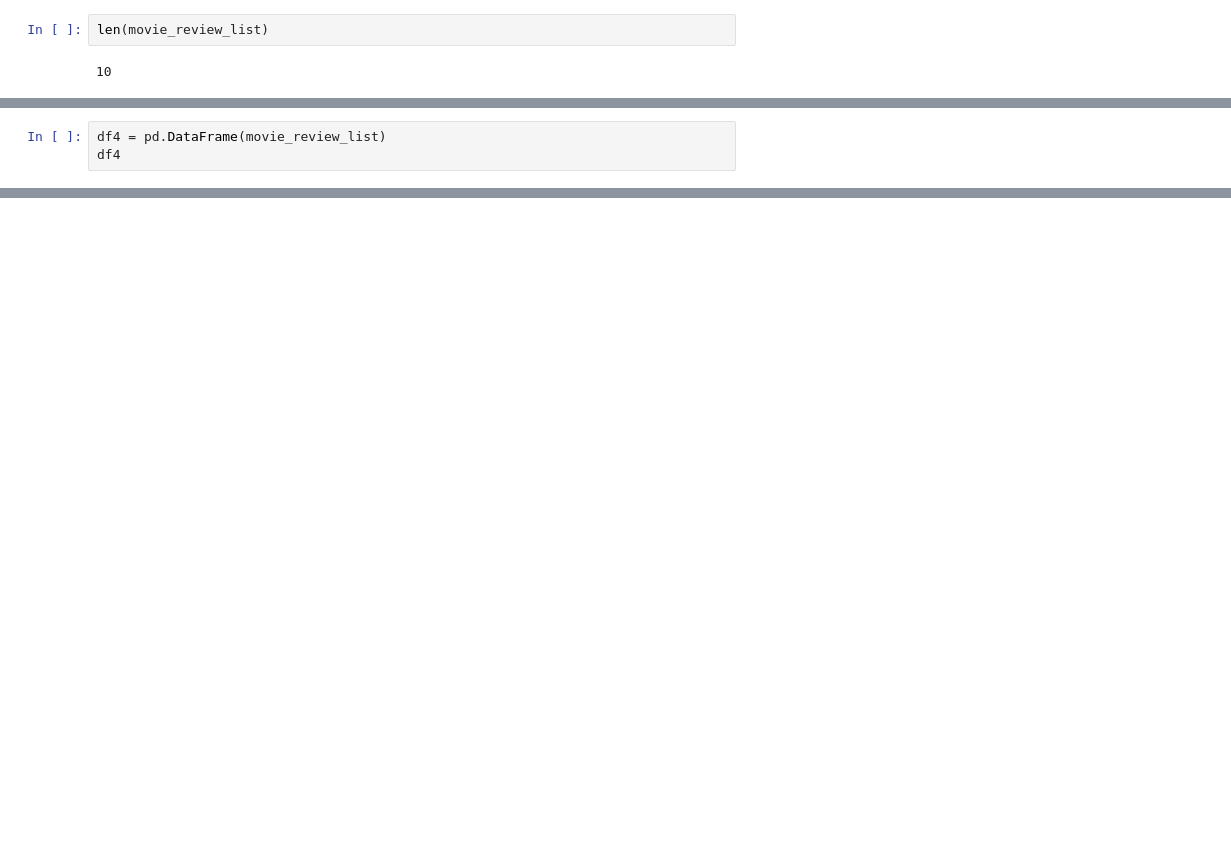
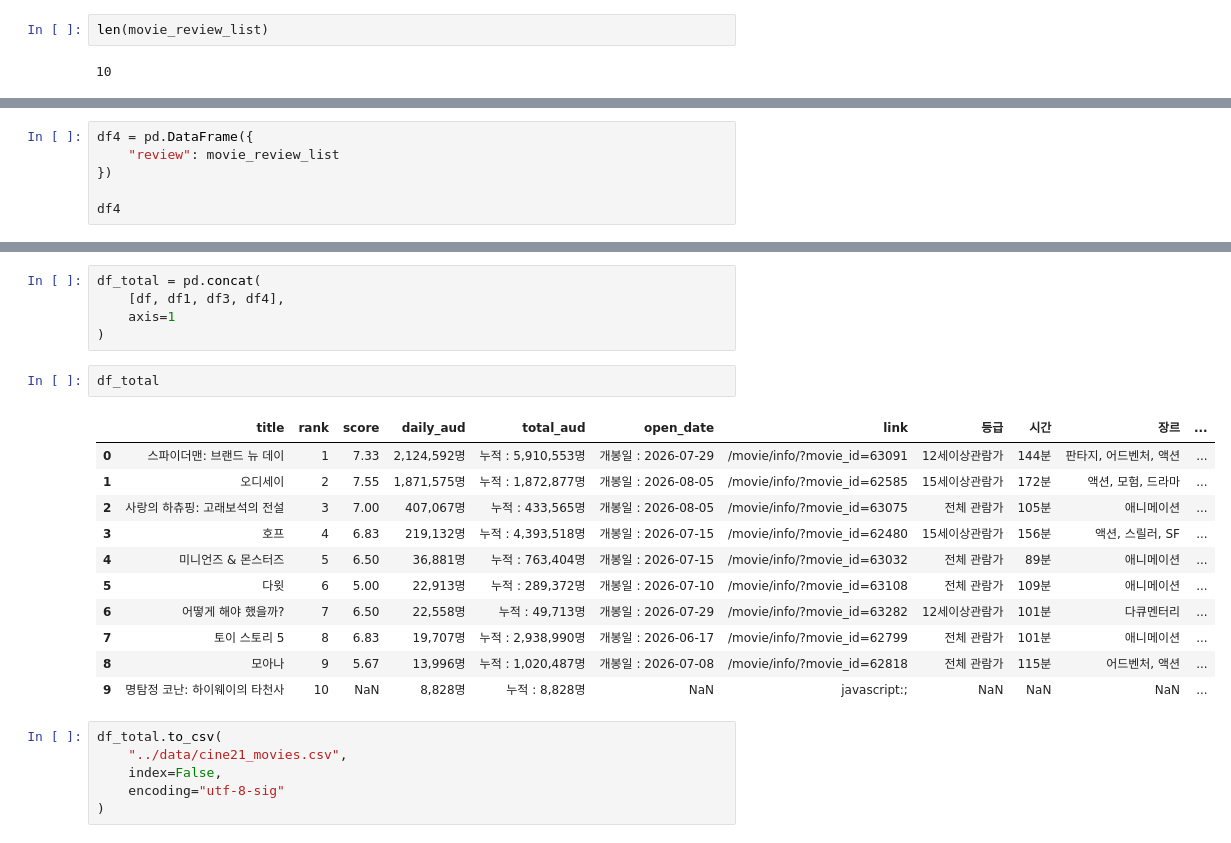
Before and after one commit to kkw5389-collab/sprint_mission16, a Jupyter notebook: notebooks/scraping.ipynb, the cells around one changed output, grey strips where cells are left out. Cells and saved outputs as stored; diff of their text form; blank space fills up the shorter version.

```diff
--- a/notebooks/scraping.ipynb
+++ b/notebooks/scraping.ipynb
@@ -284,4 +324,7 @@ df3
 # %%
-df4 = pd.DataFrame(movie_review_list)
+df4 = pd.DataFrame({
+    "review": movie_review_list
+})
+
 df4
 # %% [output]
@@ -298,0 +342,25 @@ df4
+# %%
+df_total = pd.concat(
+    [df, df1, df3, df4],
+    axis=1
+)
+# %%
+df_total
+# %% [output]
+|  | title | rank | score | daily_aud | total_aud | open_date | link | 등급 | 시간 | 장르 | ... |
+| 0 | 스파이더맨: 브랜드 뉴 데이 | 1 | 7.33 | 2,124,592명 | 누적 : 5,910,553명 | 개봉일 : 2026-07-29 | /movie/info/?movie_id=63091 | 12세이상관람가 | 144분 | 판타지, 어드벤처, 액션 | ... |
+| 1 | 오디세이 | 2 | 7.55 | 1,871,575명 | 누적 : 1,872,877명 | 개봉일 : 2026-08-05 | /movie/info/?movie_id=62585 | 15세이상관람가 | 172분 | 액션, 모험, 드라마 | ... |
+| 2 | 사랑의 하츄핑: 고래보석의 전설 | 3 | 7.00 | 407,067명 | 누적 : 433,565명 | 개봉일 : 2026-08-05 | /movie/info/?movie_id=63075 | 전체 관람가 | 105분 | 애니메이션 | ... |
+| 3 | 호프 | 4 | 6.83 | 219,132명 | 누적 : 4,393,518명 | 개봉일 : 2026-07-15 | /movie/info/?movie_id=62480 | 15세이상관람가 | 156분 | 액션, 스릴러, SF | ... |
+| 4 | 미니언즈 & 몬스터즈 | 5 | 6.50 | 36,881명 | 누적 : 763,404명 | 개봉일 : 2026-07-15 | /movie/info/?movie_id=63032 | 전체 관람가 | 89분 | 애니메이션 | ... |
+| 5 | 다윗 | 6 | 5.00 | 22,913명 | 누적 : 289,372명 | 개봉일 : 2026-07-10 | /movie/info/?movie_id=63108 | 전체 관람가 | 109분 | 애니메이션 | ... |
+| 6 | 어떻게 해야 했을까? | 7 | 6.50 | 22,558명 | 누적 : 49,713명 | 개봉일 : 2026-07-29 | /movie/info/?movie_id=63282 | 12세이상관람가 | 101분 | 다큐멘터리 | ... |
+| 7 | 토이 스토리 5 | 8 | 6.83 | 19,707명 | 누적 : 2,938,990명 | 개봉일 : 2026-06-17 | /movie/info/?movie_id=62799 | 전체 관람가 | 101분 | 애니메이션 | ... |
+| 8 | 모아나 | 9 | 5.67 | 13,996명 | 누적 : 1,020,487명 | 개봉일 : 2026-07-08 | /movie/info/?movie_id=62818 | 전체 관람가 | 115분 | 어드벤처, 액션 | ... |
+| 9 | 명탐정 코난: 하이웨이의 타천사 | 10 | NaN | 8,828명 | 누적 : 8,828명 | NaN | javascript:; | NaN | NaN | NaN | ... |
+# %%
+df_total.to_csv(
+    "../data/cine21_movies.csv",
+    index=False,
+    encoding="utf-8-sig"
+)
```
Also changed, not shown: parts of 13 cells of this notebook, 2 other files.
